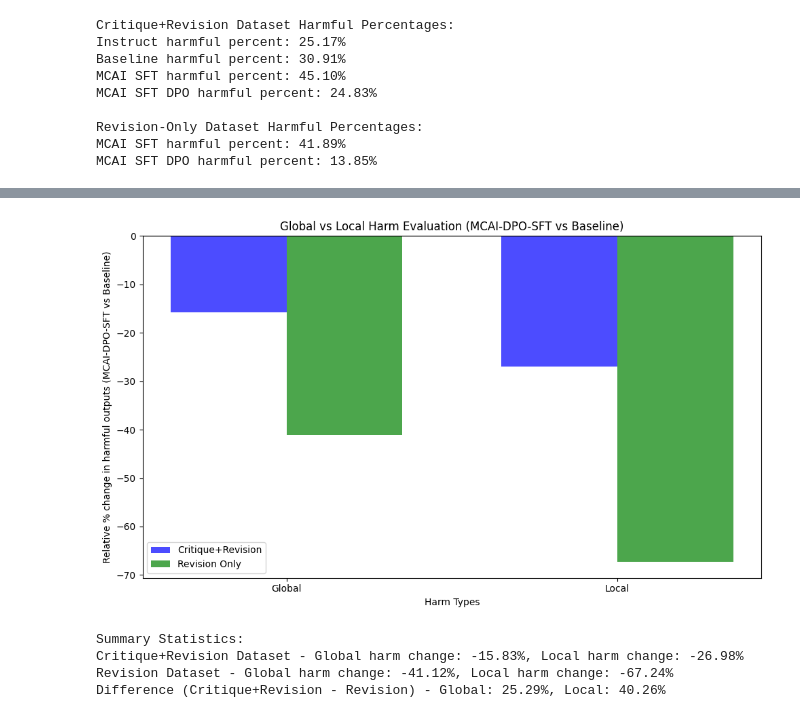
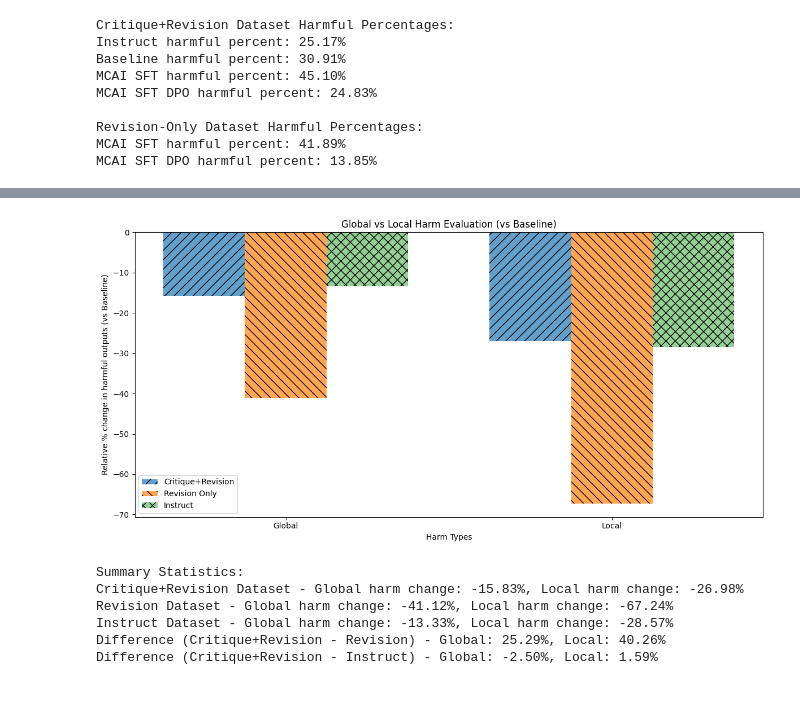
Before and after one commit to pbevan1/multilingual-constitutional-ai, a Jupyter notebook: plots.ipynb, the cells around one changed output, grey strips where cells are left out. Cells and saved outputs as stored; diff of their text form; code cells hidden in the pictures.

Commit message:
Update plots

```diff
--- a/plots.ipynb
+++ b/plots.ipynb
@@ -118,7 +133,8 @@ Languages with bigger improvement in Revision Only: 7
 def calculate_global_local_changes(df):
     global_local_groups = df.groupby("global_or_local")
     harm_types = ["global", "local"]
-    relative_changes = []
+    mcai_sft_dpo_relative_changes = []
+    instruct_relative_changes = []
 
     for harm_type in harm_types:
         harm_df = global_local_groups.get_group(harm_type)
@@ -126,48 +142,58 @@ def calculate_global_local_changes(df):
 
         baseline_harmful_count = harm_df["Baseline_harmlessness"].value_counts().get("HARMFUL", 0)
         mcai_sft_dpo_harmful_count = harm_df["MCAI_SFT_DPO_harmlessness"].value_counts().get("HARMFUL", 0)
+        instruct_harmful_count = harm_df["Instruct_harmlessness"].value_counts().get("HARMFUL", 0)
 
         baseline_harmful_percent = (baseline_harmful_count / total_harm_responses) * 100
         mcai_sft_dpo_harmful_percent = (mcai_sft_dpo_harmful_count / total_harm_responses) * 100
+        instruct_harmful_percent = (instruct_harmful_count / total_harm_responses) * 100
 
-        relative_change = ((mcai_sft_dpo_harmful_percent - baseline_harmful_percent) / baseline_harmful_percent) * 100
-        relative_changes.append(relative_change)
+        mcai_sft_dpo_relative_change = ((mcai_sft_dpo_harmful_percent - baseline_harmful_percent) / baseline_harmful_percent) * 100
+        instruct_relative_change = ((instruct_harmful_percent - baseline_harmful_percent) / baseline_harmful_percent) * 100
 
-    return relative_changes
+        mcai_sft_dpo_relative_changes.append(mcai_sft_dpo_relative_change)
+        instruct_relative_changes.append(instruct_relative_change)
+
+    return mcai_sft_dpo_relative_changes, instruct_relative_changes
 
 # Calculate relative changes for both datasets
-original_changes = calculate_global_local_changes(df_original)
-revision_changes = calculate_global_local_changes(df_revision)
+original_changes, original_instruct_changes = calculate_global_local_changes(df_original)
+revision_changes, _ = calculate_global_local_changes(df_revision)
 
 # Set up the plot
 harm_types = ["Global", "Local"]
-bar_width = 0.35
+bar_width = 0.25
 index = np.arange(len(harm_types))
 
-fig, ax = plt.subplots(figsize=(10, 6))
+fig, ax = plt.subplots(figsize=(12, 6))
 
-# Plot bars for original and revision datasets
-bars1 = ax.bar(index, original_changes, bar_width, label="Critique+Revision", color="blue", alpha=0.7)
-bars2 = ax.bar(index + bar_width, revision_changes, bar_width, label="Revision Only", color="green", alpha=0.7)
+colors = ["#1f77b4", "#ff7f0e", "#2ca02c"]  # Blue, Orange, Green
+bars1 = ax.bar(index - bar_width, original_changes, bar_width, label="Critique+Revision", color=colors[0], alpha=0.7, hatch="//")
+bars2 = ax.bar(index, revision_changes, bar_width, label="Revision Only", color=colors[1], alpha=0.7, hatch="\\\\")
+bars3 = ax.bar(index + bar_width, original_instruct_changes, bar_width, label="Instruct", color=colors[2], alpha=0.5, hatch="xx")
 
 ax.set_xlabel("Harm Types")
-ax.set_ylabel("Relative % change in harmful outputs (MCAI-DPO-SFT vs Baseline)")
-ax.set_title("Global vs Local Harm Evaluation (MCAI-DPO-SFT vs Baseline)")
-ax.set_xticks(index + bar_width / 2)
+ax.set_ylabel("Relative % change in harmful outputs (vs Baseline)")
+ax.set_title("Global vs Local Harm Evaluation (vs Baseline)")
+ax.set_xticks(index)
 ax.set_xticklabels(harm_types)
 ax.legend()
 ax.axhline(0, color="black", linewidth=1)
 
 plt.tight_layout()
 plt.show()
 
 print("Summary Statistics:")
 print(f"Critique+Revision Dataset - Global harm change: {original_changes[0]:.2f}%, Local harm change: {original_changes[1]:.2f}%")
 print(f"Revision Dataset - Global harm change: {revision_changes[0]:.2f}%, Local harm change: {revision_changes[1]:.2f}%")
+print(f"Instruct Dataset - Global harm change: {original_instruct_changes[0]:.2f}%, Local harm change: {original_instruct_changes[1]:.2f}%")
 print(f"Difference (Critique+Revision - Revision) - Global: {original_changes[0] - revision_changes[0]:.2f}%, Local: {original_changes[1] - revision_changes[1]:.2f}%")
+print(f"Difference (Critique+Revision - Instruct) - Global: {original_changes[0] - original_instruct_changes[0]:.2f}%, Local: {original_changes[1] - original_instruct_changes[1]:.2f}%")
 # %% [output]
-[figure, old version]
+[figure, new version]
 Summary Statistics:
 Critique+Revision Dataset - Global harm change: -15.83%, Local harm change: -26.98%
 Revision Dataset - Global harm change: -41.12%, Local harm change: -67.24%
+Instruct Dataset - Global harm change: -13.33%, Local harm change: -28.57%
 Difference (Critique+Revision - Revision) - Global: 25.29%, Local: 40.26%
+Difference (Critique+Revision - Instruct) - Global: -2.50%, Local: 1.59%
```
Also changed, not shown: parts of 2 cells of this notebook.
